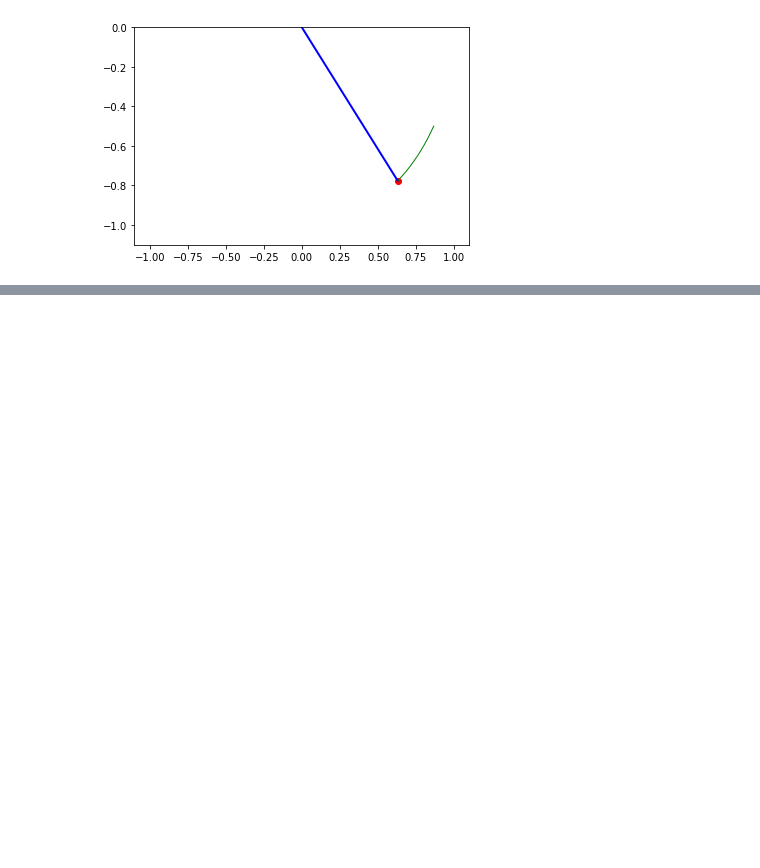
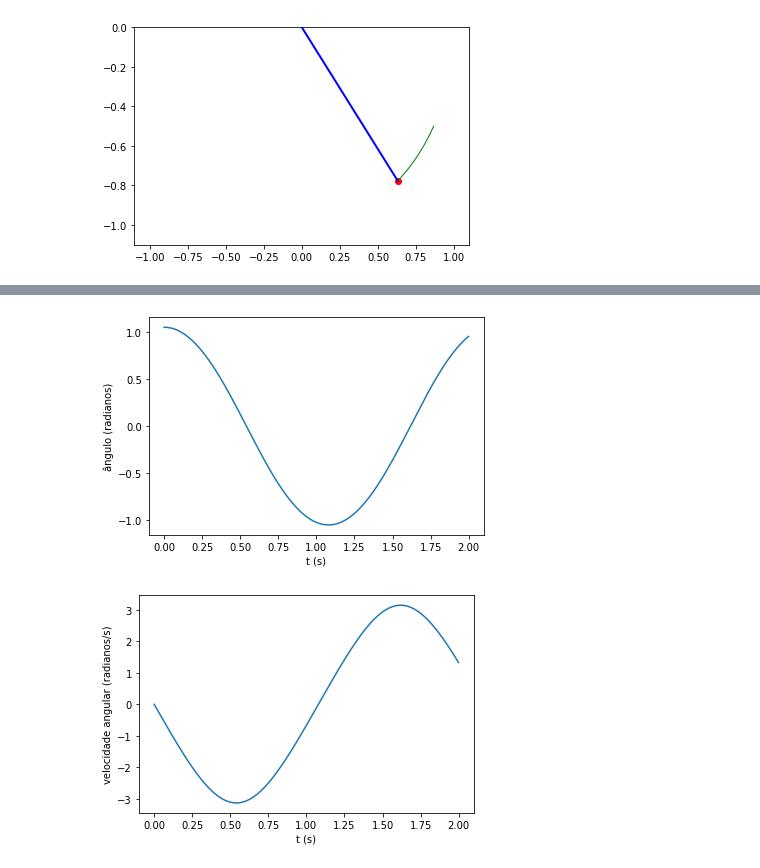
Before and after one commit to eduvaladao/aulas_python_UERJ, a Jupyter notebook: aula10_ODE.ipynb, the cells around one changed output, grey strips where cells are left out. Drawn from its saved outputs; the diff is of its cells as text; code cells hidden in the pictures; blank space fills up the shorter version.

```diff
--- a/aula10_ODE.ipynb
+++ b/aula10_ODE.ipynb
@@ -666,0 +722,47 @@ ani.save('anima_pendulo_simples.gif', writer='pillow', fps=60)
+# %%
+import math
+import numpy as np
+import matplotlib.pyplot as plt
+
+
+def theta2_prime(t, theta1, g = 9.8, l = 1):
+    return -(g/l)*math.sin(theta1)
+
+def theta1_prime(t, theta2):
+    return theta2
+
+def runge_kutta_2order(theta1_prime, theta2_prime, t, theta1_0, theta2_0):
+    theta1 = [theta1_0]
+    theta2 = [theta2_0]
+    dt = t[1] - t[0]
+    for i in range(len(t)-1):
+        k1 = theta1_prime(t[i], theta2[i])
+        k2 = theta1_prime(t[i] + dt/2, theta2[i] + dt*(k1/2))
+        k3 = theta1_prime(t[i] + dt/2, theta2[i] + dt*(k2/2))
+        k4 = theta1_prime(t[i] + dt, theta2[i] + dt*k3)
+        kk1 = theta2_prime(t[i], theta1[i])
+        kk2 = theta2_prime(t[i] + dt/2, theta1[i] + dt*(kk1/2))
+        kk3 = theta2_prime(t[i] + dt/2, theta1[i] + dt*(kk2/2))
+        kk4 = theta2_prime(t[i] + dt, theta1[i] + dt*kk3)
+        theta1_iplus1 = theta1[i] + (k1 + 2*k2 + 2*k3 + k4)*(dt/6)
+        theta2_iplus1 = theta2[i] + (kk1 + 2*kk2 + 2*kk3 + kk4)*(dt/6)
+        theta1.append(theta1_iplus1)
+        theta2.append(theta2_iplus1)
+    return theta1, theta2
+
+t = np.arange(0, 2, 0.001)
+a = math.pi/3
+theta1b, theta2b = runge_kutta_2order(theta1_prime, theta2_prime, t, a, 0)
+
+
+plt.plot(t, theta1b)
+plt.xlabel("t (s)")
+plt.ylabel("ângulo (radianos)")
+plt.show()
+plt.plot(t, theta2b)
+plt.xlabel("t (s)")
+plt.ylabel("velocidade angular (radianos/s)")
+plt.show()
+# %% [output]
+[figure, added]
+[figure, added]
```
Also changed, not shown: parts of 8 cells of this notebook.
